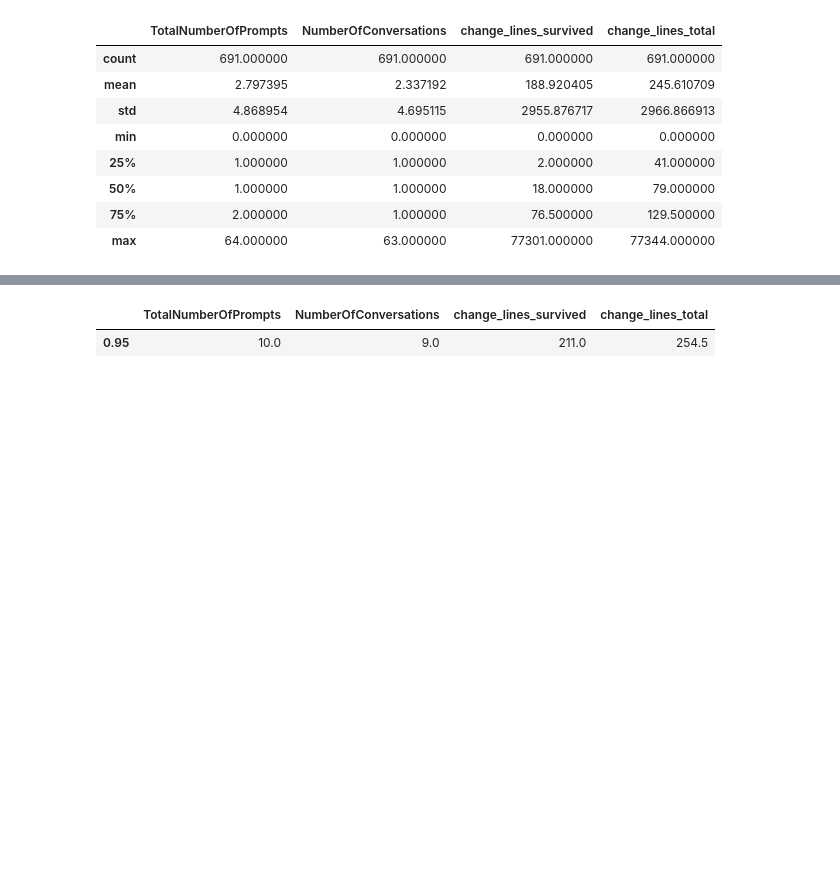
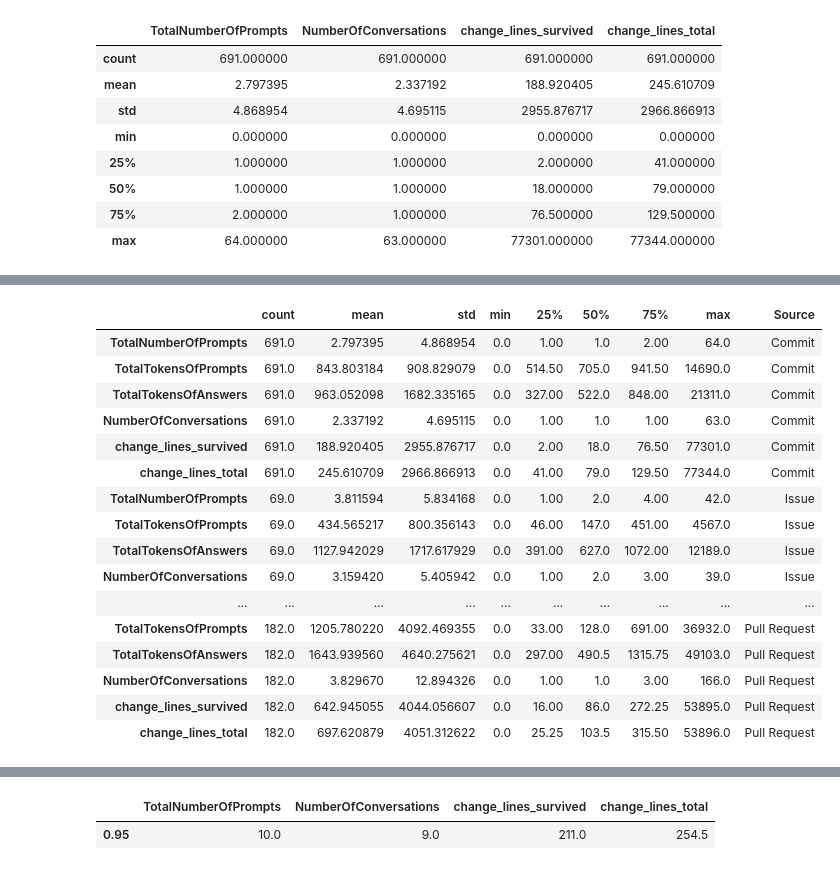
Before and after one commit to ncusi/MSR_Challenge_2024, a Jupyter notebook: notebooks/survival_diagrams.ipynb, the cells around one changed output, grey strips where cells are left out. Drawn from its saved outputs; the diff is of its cells as text; code cells hidden in the pictures; blank space fills up the shorter version.

```diff
--- a/notebooks/survival_diagrams.ipynb
+++ b/notebooks/survival_diagrams.ipynb
@@ -56,0 +285,28 @@ non_error[['TotalNumberOfPrompts','NumberOfConversations','is_merged_HEAD','chan
+# %%
+commit_describe['Source'] = 'Commit'
+# %%
+pr_describe = pr_describe.transpose()
+# %%
+pr_describe['Source']='Pull Request'
+# %%
+combined_describe = pd.concat([commit_describe,issue_describe,pr_describe])
+# %%
+combined_describe
+# %% [output]
+|  | count | mean | std | min | 25% | 50% | 75% | max | Source |
+| TotalNumberOfPrompts | 691.0 | 2.797395 | 4.868954 | 0.0 | 1.00 | 1.0 | 2.00 | 64.0 | Commit |
+| TotalTokensOfPrompts | 691.0 | 843.803184 | 908.829079 | 0.0 | 514.50 | 705.0 | 941.50 | 14690.0 | Commit |
+| TotalTokensOfAnswers | 691.0 | 963.052098 | 1682.335165 | 0.0 | 327.00 | 522.0 | 848.00 | 21311.0 | Commit |
+| NumberOfConversations | 691.0 | 2.337192 | 4.695115 | 0.0 | 1.00 | 1.0 | 1.00 | 63.0 | Commit |
+| change_lines_survived | 691.0 | 188.920405 | 2955.876717 | 0.0 | 2.00 | 18.0 | 76.50 | 77301.0 | Commit |
+| change_lines_total | 691.0 | 245.610709 | 2966.866913 | 0.0 | 41.00 | 79.0 | 129.50 | 77344.0 | Commit |
+| TotalNumberOfPrompts | 69.0 | 3.811594 | 5.834168 | 0.0 | 1.00 | 2.0 | 4.00 | 42.0 | Issue |
+| TotalTokensOfPrompts | 69.0 | 434.565217 | 800.356143 | 0.0 | 46.00 | 147.0 | 451.00 | 4567.0 | Issue |
+| TotalTokensOfAnswers | 69.0 | 1127.942029 | 1717.617929 | 0.0 | 391.00 | 627.0 | 1072.00 | 12189.0 | Issue |
+| NumberOfConversations | 69.0 | 3.159420 | 5.405942 | 0.0 | 1.00 | 2.0 | 3.00 | 39.0 | Issue |
+| ... | ... | ... | ... | ... | ... | ... | ... | ... | ... |
+| TotalTokensOfPrompts | 182.0 | 1205.780220 | 4092.469355 | 0.0 | 33.00 | 128.0 | 691.00 | 36932.0 | Pull Request |
+| TotalTokensOfAnswers | 182.0 | 1643.939560 | 4640.275621 | 0.0 | 297.00 | 490.5 | 1315.75 | 49103.0 | Pull Request |
+| NumberOfConversations | 182.0 | 3.829670 | 12.894326 | 0.0 | 1.00 | 1.0 | 3.00 | 166.0 | Pull Request |
+| change_lines_survived | 182.0 | 642.945055 | 4044.056607 | 0.0 | 16.00 | 86.0 | 272.25 | 53895.0 | Pull Request |
+| change_lines_total | 182.0 | 697.620879 | 4051.312622 | 0.0 | 25.25 | 103.5 | 315.50 | 53896.0 | Pull Request |
```
Also changed, not shown: parts of 51 cells of this notebook, 1 other file.
